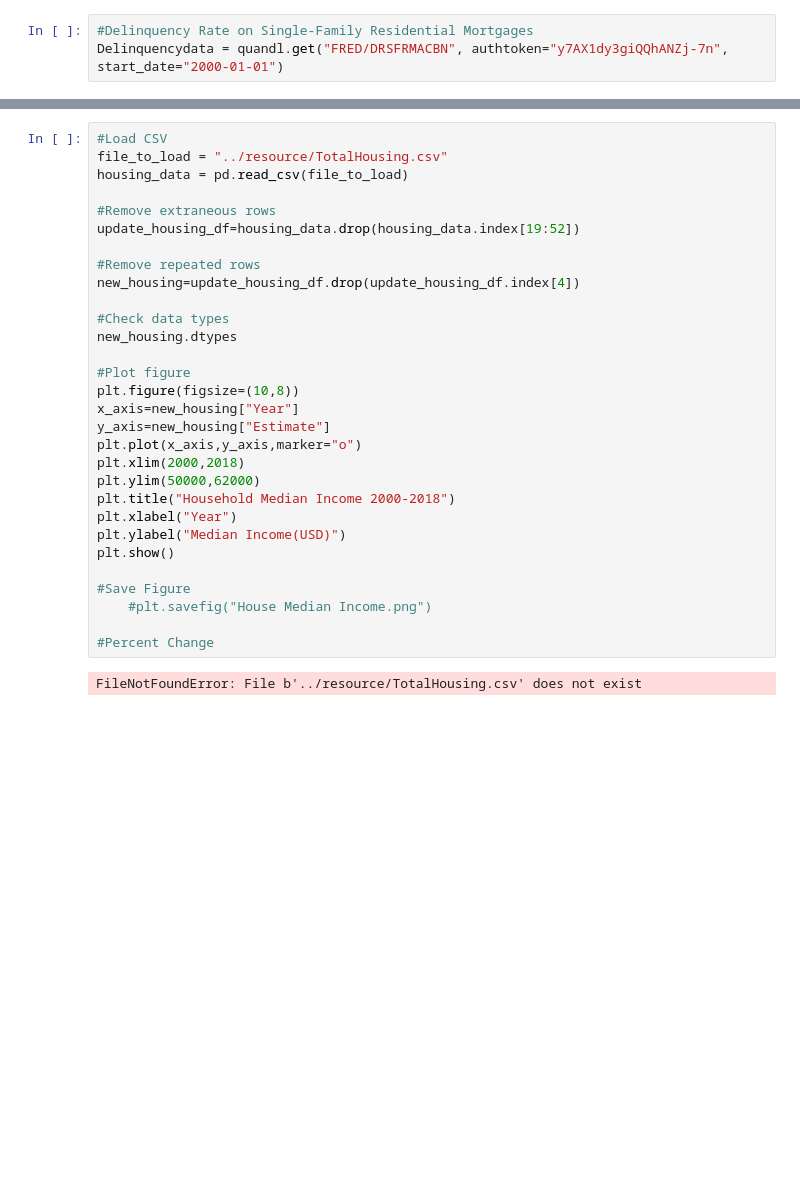
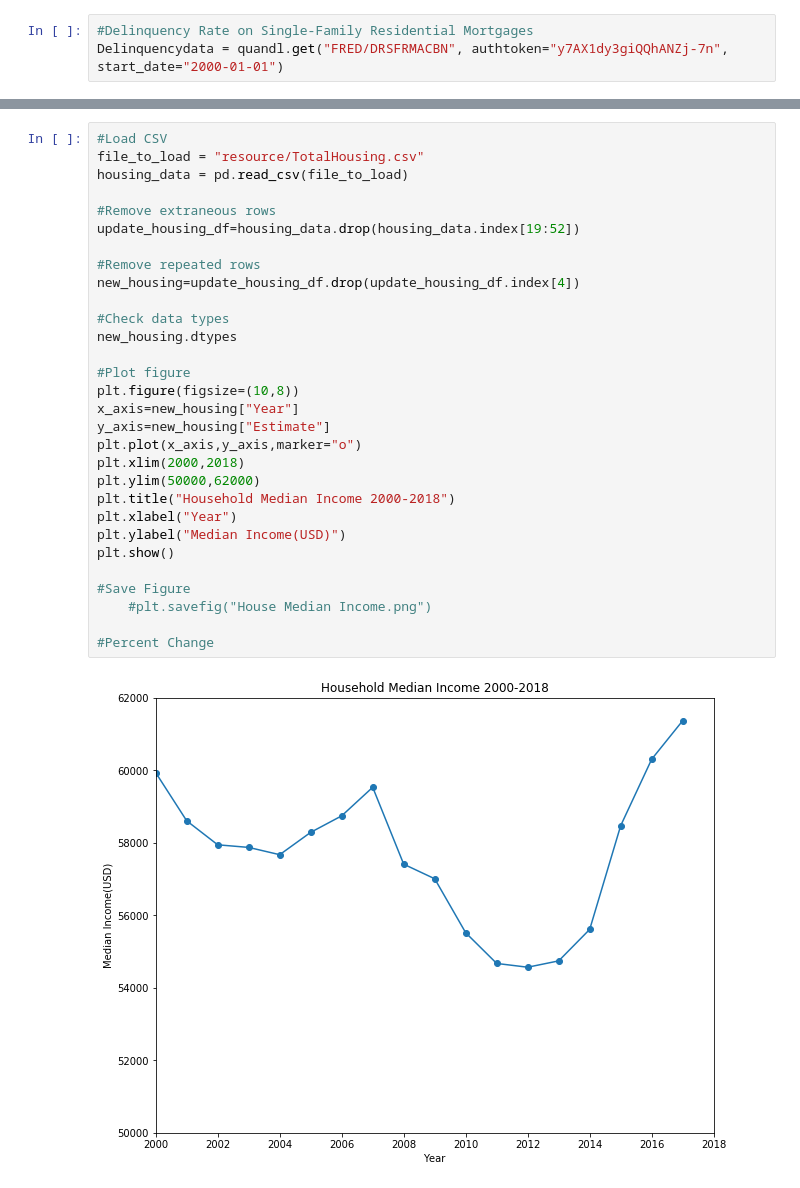
Before and after one commit to Kamran-Wali/Project_Antigravity, a Jupyter notebook: antigravity.ipynb, the cells around one changed output, grey strips where cells are left out. Drawn from its saved outputs; the diff is of its cells as text; blank space fills up the shorter version.

```diff
--- a/antigravity.ipynb
+++ b/antigravity.ipynb
@@ -160,32 +199,32 @@ NameError: name 'data_df' is not defined
 # %%
 #Load CSV
-file_to_load = "../resource/TotalHousing.csv"
+file_to_load = "resource/TotalHousing.csv"
 housing_data = pd.read_csv(file_to_load)
 
 #Remove extraneous rows
 update_housing_df=housing_data.drop(housing_data.index[19:52])
 
 #Remove repeated rows
 new_housing=update_housing_df.drop(update_housing_df.index[4])
 
 #Check data types
 new_housing.dtypes
 
 #Plot figure
 plt.figure(figsize=(10,8))
 x_axis=new_housing["Year"]
 y_axis=new_housing["Estimate"]
 plt.plot(x_axis,y_axis,marker="o")
 plt.xlim(2000,2018)
 plt.ylim(50000,62000)
 plt.title("Household Median Income 2000-2018")
 plt.xlabel("Year")
 plt.ylabel("Median Income(USD)")
 plt.show()
 
 #Save Figure
     #plt.savefig("House Median Income.png")
 
 #Percent Change
 # %% [output]
-FileNotFoundError: File b'../resource/TotalHousing.csv' does not exist
+[figure, added]
```
Also changed, not shown: parts of 15 cells of this notebook, 1 other file.
